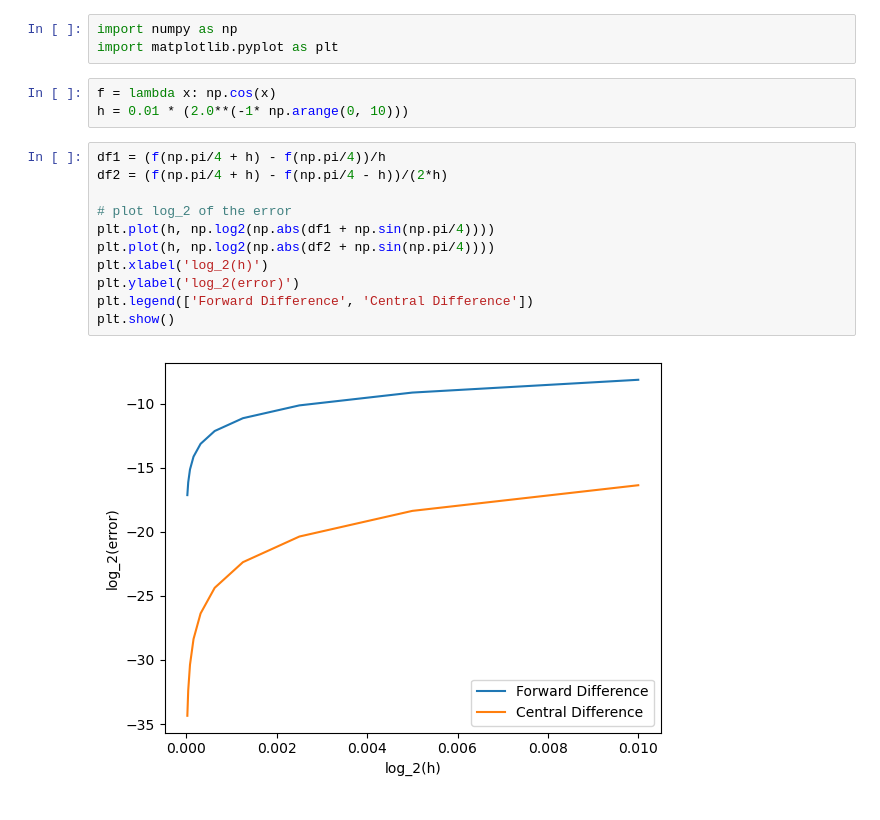
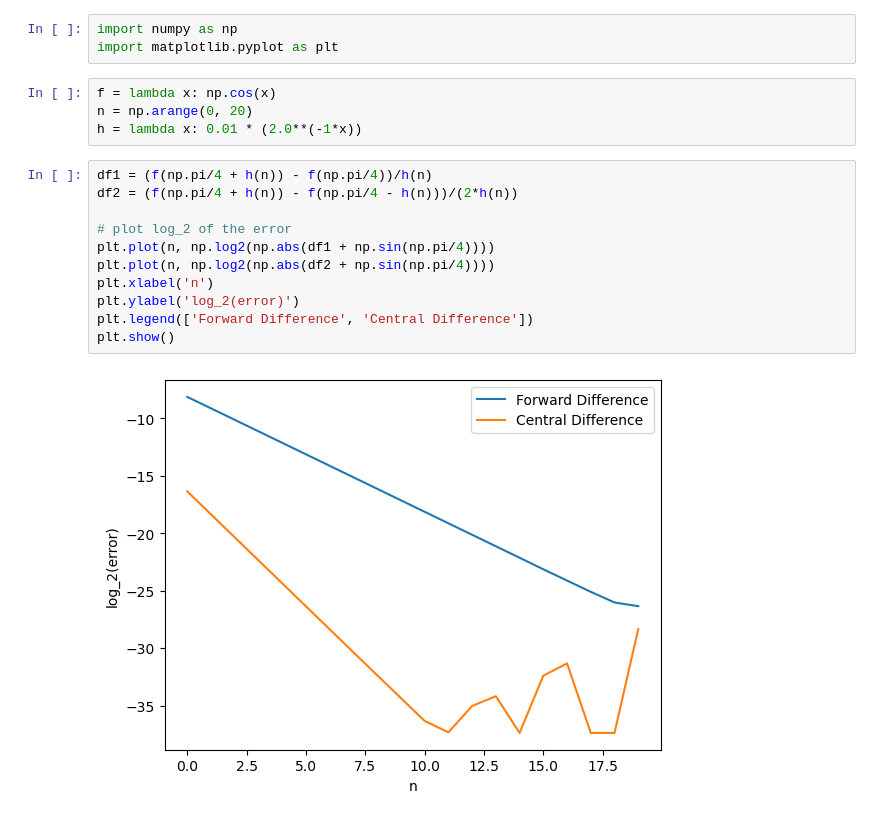
Before and after one commit to Signed-B/APPM4600, a Jupyter notebook: Labs/Lab 6/prelab.ipynb, the cells around one changed output. Saved outputs shown, nothing was run; the diff lists cells and outputs as text.

```diff
--- a/Labs/Lab 6/prelab.ipynb
+++ b/Labs/Lab 6/prelab.ipynb
@@ -3,17 +3,18 @@ import numpy as np
 import matplotlib.pyplot as plt
 # %%
 f = lambda x: np.cos(x)
-h = 0.01 * (2.0**(-1* np.arange(0, 10)))
+n = np.arange(0, 20)
+h = lambda x: 0.01 * (2.0**(-1*x))
 # %%
-df1 = (f(np.pi/4 + h) - f(np.pi/4))/h
-df2 = (f(np.pi/4 + h) - f(np.pi/4 - h))/(2*h)
+df1 = (f(np.pi/4 + h(n)) - f(np.pi/4))/h(n)
+df2 = (f(np.pi/4 + h(n)) - f(np.pi/4 - h(n)))/(2*h(n))
 
 # plot log_2 of the error
-plt.plot(h, np.log2(np.abs(df1 + np.sin(np.pi/4))))
-plt.plot(h, np.log2(np.abs(df2 + np.sin(np.pi/4))))
-plt.xlabel('log_2(h)')
+plt.plot(n, np.log2(np.abs(df1 + np.sin(np.pi/4))))
+plt.plot(n, np.log2(np.abs(df2 + np.sin(np.pi/4))))
+plt.xlabel('n')
 plt.ylabel('log_2(error)')
 plt.legend(['Forward Difference', 'Central Difference'])
 plt.show()
 # %% [output]
-[figure, old version]
+[figure, new version]
```
Also changed, not shown: 1 other file.
